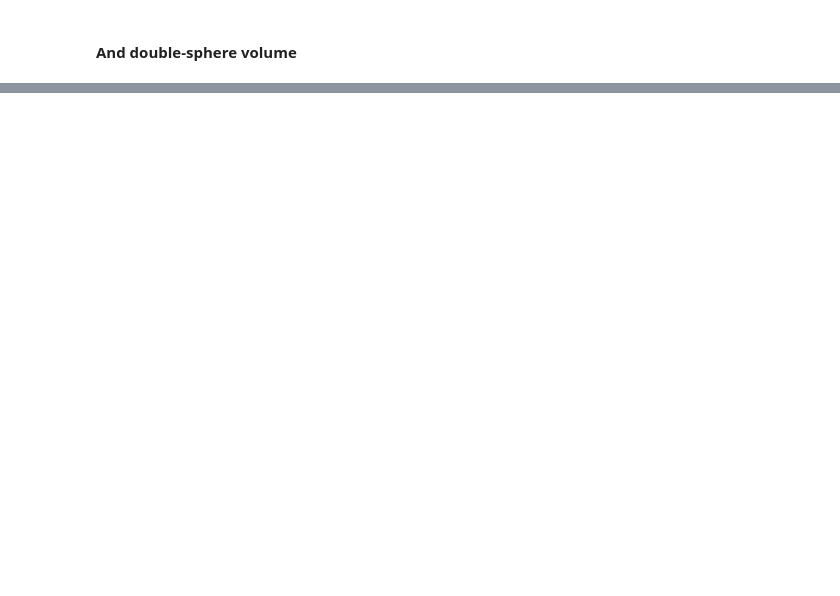
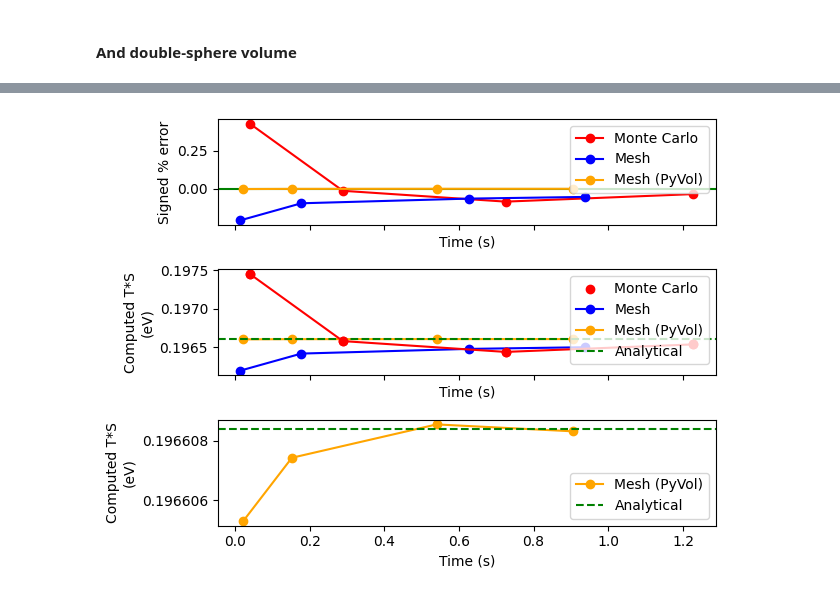
Before and after one commit to benrich37/JDFTxFreeNrg, a Jupyter notebook: testing/view.ipynb, the cells around one changed output, grey strips where cells are left out. Cells and saved outputs as stored; diff of their text form; code cells hidden in the pictures; blank space fills up the shorter version.

```diff
--- a/testing/view.ipynb
+++ b/testing/view.ipynb
@@ -53,0 +63,8 @@ Using 79 theta/phi resolution for PyVista 2 spheres
+# %%
+test_solve_entropy_trans(
+        solvent_rs=rs_solvent, solvent_centers=centers_solvent, solute_rs=rs_solute, solute_centers=centers_solute,
+        pyvol_sample_scale=5000.,
+        scale_free_volume=2.0
+)
+# %% [output]
+[figure, added]
```
Also changed, not shown: parts of 12 cells of this notebook, 3 other files.
